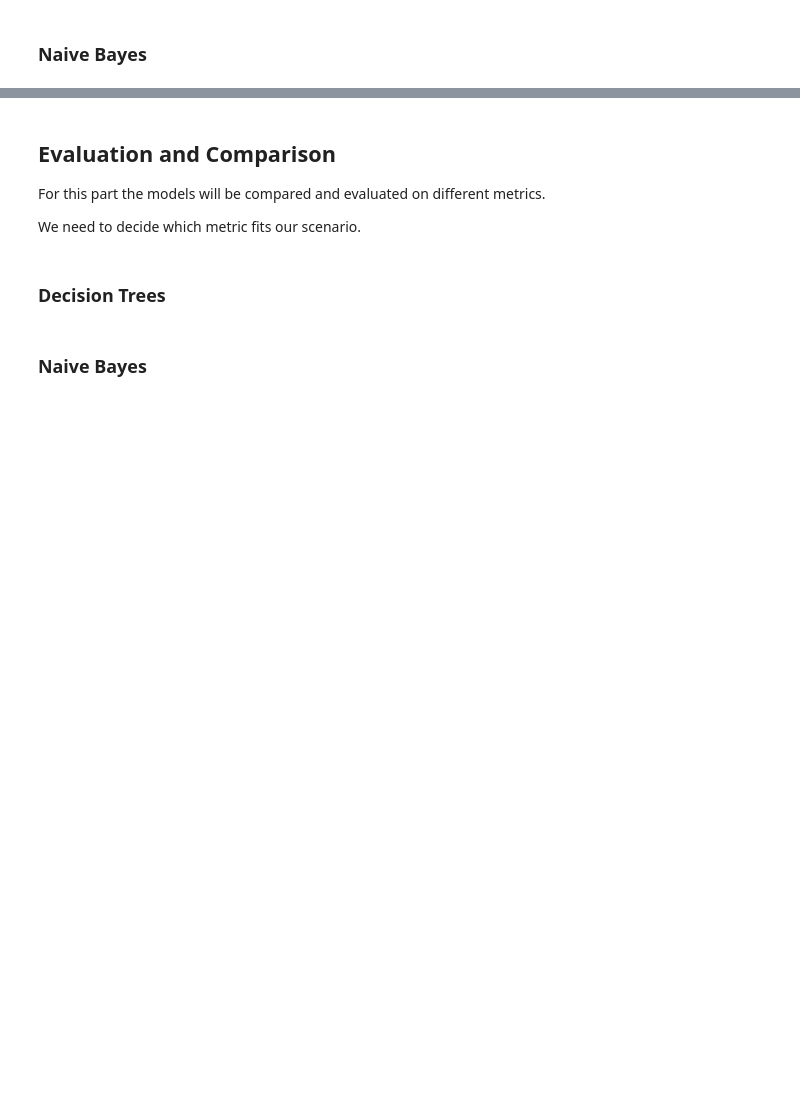
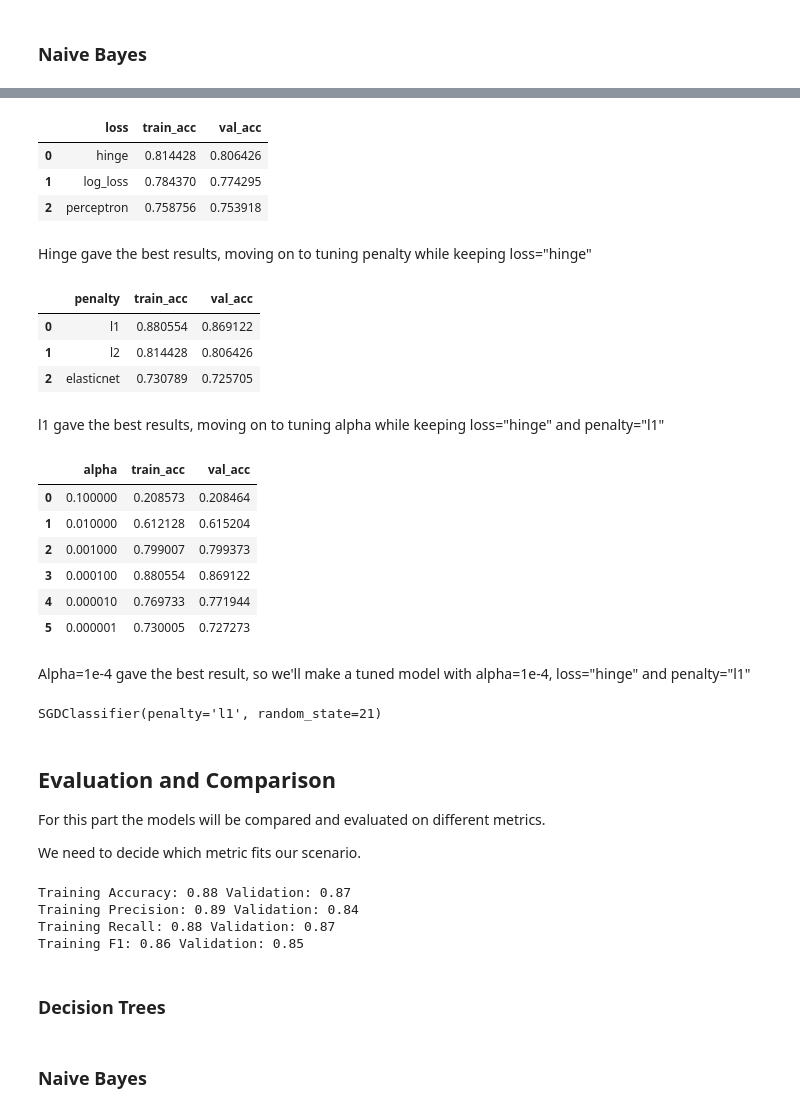
Before and after one commit to Wilbnil/Prakmas-2026, a Jupyter notebook: Oblig 1/Training and Evaluating Baseline Models.ipynb, the cells around one changed output, grey strips where cells are left out. Cells and saved outputs as stored; diff of their text form; code cells hidden in the pictures; blank space fills up the shorter version.

```diff
--- a/Oblig 1/Training and Evaluating Baseline Models.ipynb
+++ b/Oblig 1/Training and Evaluating Baseline Models.ipynb
@@ -500,7 +723,63 @@ sgd_default.fit(features_train, targets_train['Grades'])
+# %%
+results = []
+for loss in ["hinge", "log_loss", "perceptron"]:
+    sgdc = SGDClassifier(loss=loss, random_state=21)
+    sgdc.fit(features_train, targets_train['Grades'])
+    train_acc = accuracy_score(targets_train['Grades'], sgdc.predict(features_train))
+    val_acc = accuracy_score(targets_validation['Grades'], sgdc.predict(features_validation))
+    results.append({'loss': loss, 'train_acc': train_acc, 'val_acc': val_acc})
+
+pd.DataFrame(results)
+# %% [output]
+|  | loss | train_acc | val_acc |
+| 0 | hinge | 0.814428 | 0.806426 |
+| 1 | log_loss | 0.784370 | 0.774295 |
+| 2 | perceptron | 0.758756 | 0.753918 |
+# %% [markdown]
+Hinge gave the best results, moving on to tuning penalty while keeping loss="hinge"
+# %%
+results = []
+for penalty in ["l1", "l2", "elasticnet"]:
+    sgdc = SGDClassifier(loss="hinge",penalty=penalty,random_state=21)
+    sgdc.fit(features_train, targets_train['Grades'])
+    train_acc = accuracy_score(targets_train['Grades'], sgdc.predict(features_train))
+    val_acc = accuracy_score(targets_validation['Grades'], sgdc.predict(features_validation))
+    results.append({'penalty': penalty, 'train_acc': train_acc, 'val_acc': val_acc})
+
+pd.DataFrame(results)
+# %% [output]
+|  | penalty | train_acc | val_acc |
+| 0 | l1 | 0.880554 | 0.869122 |
+| 1 | l2 | 0.814428 | 0.806426 |
+| 2 | elasticnet | 0.730789 | 0.725705 |
+# %% [markdown]
+l1 gave the best results, moving on to tuning alpha while keeping loss="hinge" and penalty="l1"
+# %%
+results = []
+for alpha in [1e-1, 1e-2, 1e-3, 1e-4, 1e-5, 1e-6]:
+    sgdc = SGDClassifier(loss="hinge",penalty="l1", alpha=alpha,random_state=21)
+    sgdc.fit(features_train, targets_train['Grades'])
+    train_acc = accuracy_score(targets_train['Grades'], sgdc.predict(features_train))
+    val_acc = accuracy_score(targets_validation['Grades'], sgdc.predict(features_validation))
+    results.append({'alpha': alpha, 'train_acc': train_acc, 'val_acc': val_acc})
+
+pd.DataFrame(results)
+# %% [output]
+|  | alpha | train_acc | val_acc |
+| 0 | 0.100000 | 0.208573 | 0.208464 |
+| 1 | 0.010000 | 0.612128 | 0.615204 |
+| 2 | 0.001000 | 0.799007 | 0.799373 |
+| 3 | 0.000100 | 0.880554 | 0.869122 |
+| 4 | 0.000010 | 0.769733 | 0.771944 |
+| 5 | 0.000001 | 0.730005 | 0.727273 |
+# %% [markdown]
+Alpha=1e-4 gave the best result, so we'll make a tuned model with alpha=1e-4, loss="hinge" and penalty="l1"
 # %%
-# Tuning a SGDClassifier model
-sgd_tuned = SGDClassifier(alpha=1e-4,penalty = "l1", random_state=21)
-sgd_tuned.fit(features_train, targets_train['Grades'])
+# Tuning a SGDClassifier model, starting with loss
+sgd_best = SGDClassifier(alpha=1e-4,penalty = "l1", random_state=21)
+sgd_best.fit(features_train, targets_train['Grades'])
+# %% [output]
+SGDClassifier(penalty='l1', random_state=21)
 # %% [markdown]
 ## Evaluation and Comparison
 For this part the models will be compared and evaluated on different metrics.
@@ -518,7 +797,12 @@ def validation(model):
     print(f'Training F1: {f1_score(targets_train["Grades"], train_predictions, average="weighted", zero_division=0):.2f} Validation: {f1_score(targets_validation["Grades"], validation_predictions, average="weighted", zero_division=0):.2f}')
 # %%
 # Looking at how the tuned sgd model performs in training
-validation(sgd_tuned)
+validation(sgd_best)
+# %% [output]
+Training Accuracy: 0.88 Validation: 0.87
+Training Precision: 0.89 Validation: 0.84
+Training Recall: 0.88 Validation: 0.87
+Training F1: 0.86 Validation: 0.85
 # %% [markdown]
 ### Decision Trees
 # %%
```
Also changed, not shown: parts of 38 cells of this notebook.
